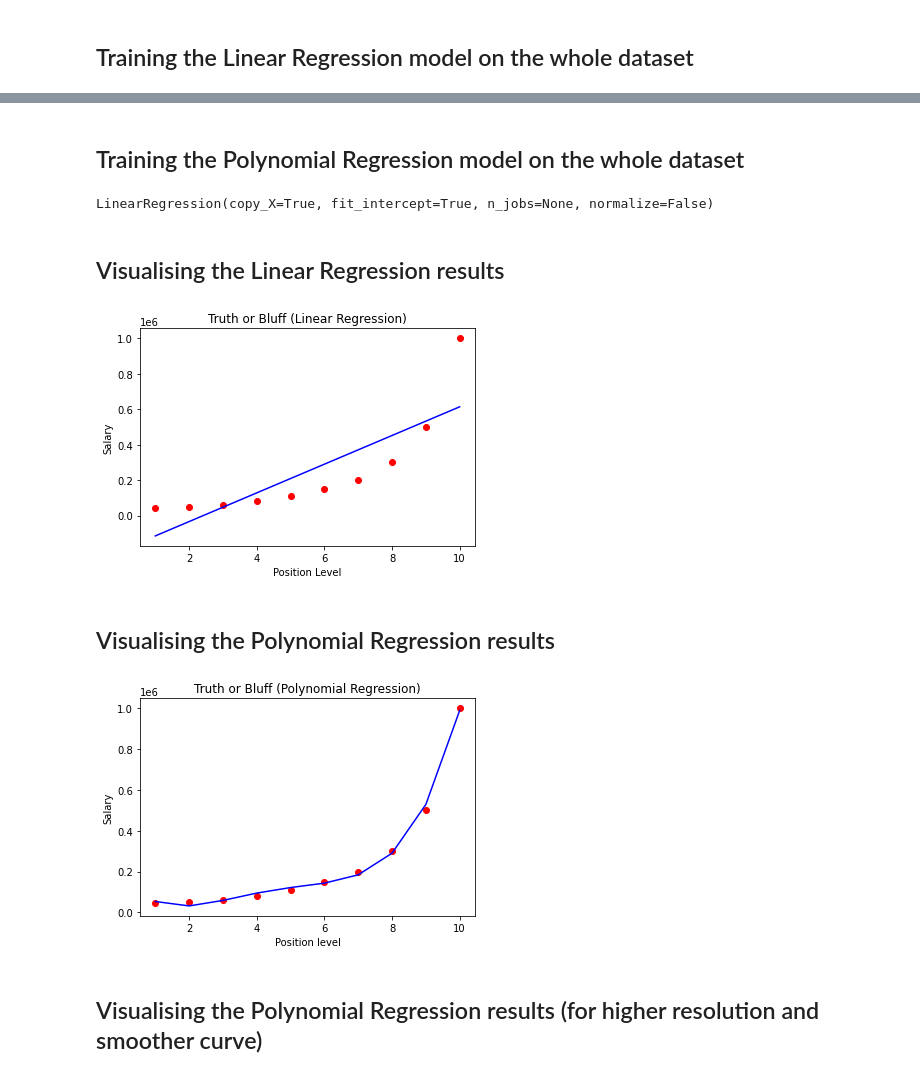
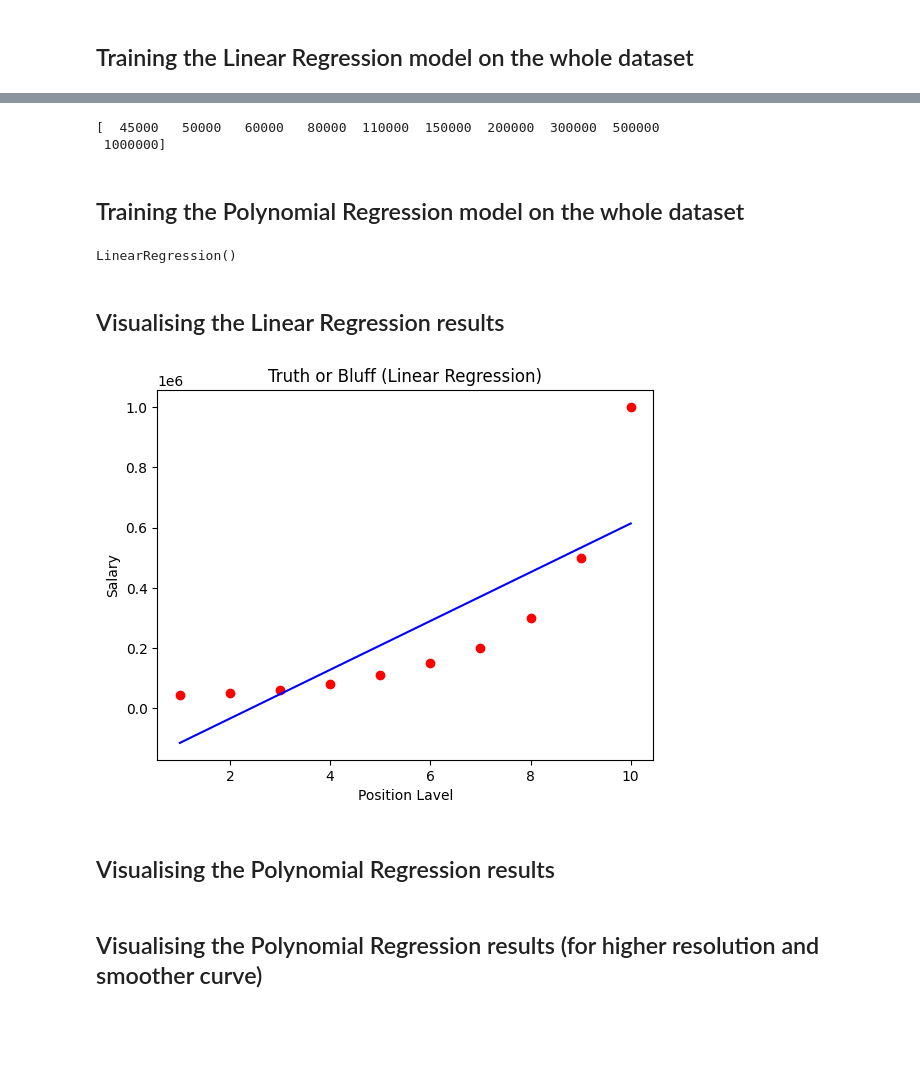
Before and after one commit to theboredman/Machine-Learning-Course, a Jupyter notebook: P4_polynomial_regression.ipynb, the cells around one changed output, grey strips where cells are left out. Saved outputs shown, nothing was run; the diff lists cells and outputs as text; code cells hidden in the pictures; blank space fills up the shorter version.

```diff
--- a/P4_polynomial_regression.ipynb
+++ b/P4_polynomial_regression.ipynb
@@ -25,34 +38,30 @@ LinearRegression(copy_X=True, fit_intercept=True, n_jobs=None, normalize=False)
+# %%
+print(y)
+# %% [output]
+[  45000   50000   60000   80000  110000  150000  200000  300000  500000
+ 1000000]
 # %% [markdown]
 ## Training the Polynomial Regression model on the whole dataset
 # %%
 from sklearn.preprocessing import PolynomialFeatures
-poly_reg = PolynomialFeatures(degree = 4)
+poly_reg = PolynomialFeatures(degree = 2)
 X_poly = poly_reg.fit_transform(X)
 lin_reg_2 = LinearRegression()
-lin_reg_2.fit(X_poly, y)
+lin_reg_2.fit(X_poly,y)
 # %% [output]
-LinearRegression(copy_X=True, fit_intercept=True, n_jobs=None, normalize=False)
+LinearRegression()
 # %% [markdown]
 ## Visualising the Linear Regression results
 # %%
-plt.scatter(X, y, color = 'red')
-plt.plot(X, lin_reg.predict(X), color = 'blue')
+plt.scatter(X, y, color='red')
+plt.plot(X, lin_reg.predict(X), color='blue')
 plt.title('Truth or Bluff (Linear Regression)')
-plt.xlabel('Position Level')
+plt.xlabel('Position Lavel')
 plt.ylabel('Salary')
 plt.show()
 # %% [output]
-[figure, old version]
+[figure, new version]
 # %% [markdown]
 ## Visualising the Polynomial Regression results
-# %%
-plt.scatter(X, y, color = 'red')
-plt.plot(X, lin_reg_2.predict(poly_reg.fit_transform(X)), color = 'blue')
-plt.title('Truth or Bluff (Polynomial Regression)')
-plt.xlabel('Position level')
-plt.ylabel('Salary')
-plt.show()
-# %% [output]
-[figure, removed]
 # %% [markdown]
 ## Visualising the Polynomial Regression results (for higher resolution and smoother curve)
```
Also changed, not shown: parts of 5 cells of this notebook.
